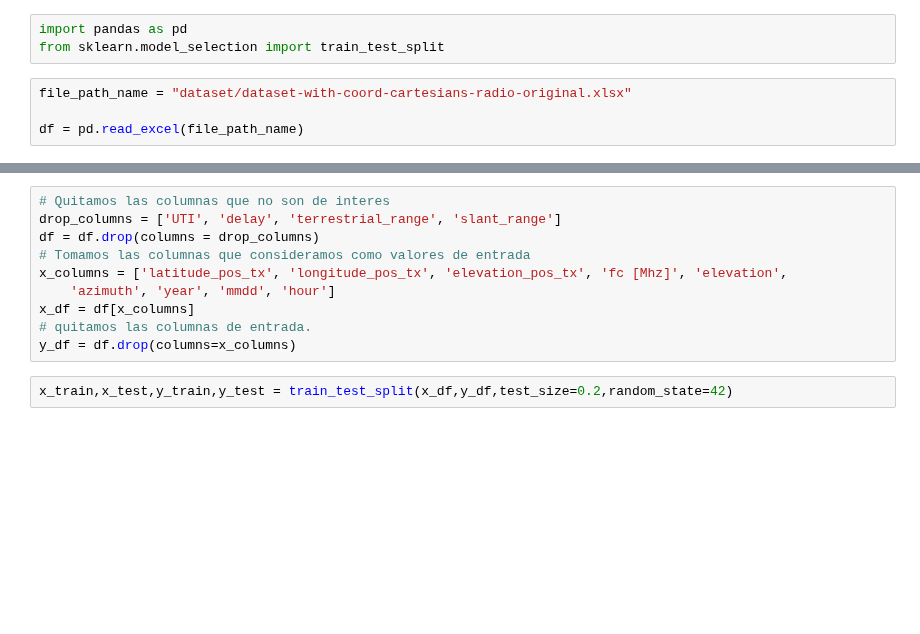
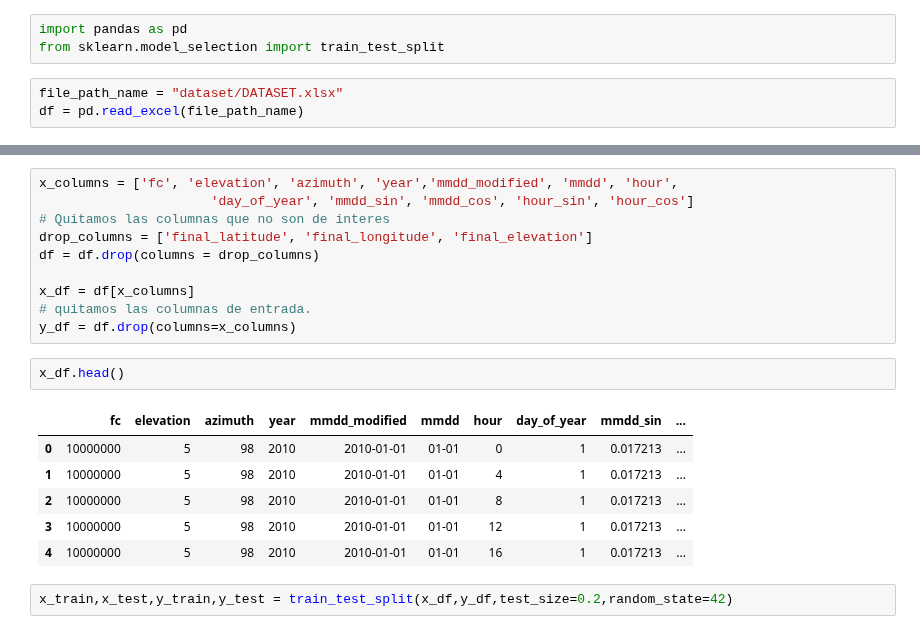
Before and after one commit to ValeFernando840/Ray-Tracing, a Jupyter notebook: 02-Guardar_Conjuntos.ipynb, the cells around one changed output, grey strips where cells are left out. Cells and saved outputs as stored; diff of their text form; blank space fills up the shorter version.

```diff
--- a/02-Guardar_Conjuntos.ipynb
+++ b/02-Guardar_Conjuntos.ipynb
@@ -4,6 +4,5 @@ Aquí simplemente obtenemos el conjunto de entrenamiento y test y lo guardamos e
 import pandas as pd
 from sklearn.model_selection import train_test_split
 # %%
-file_path_name = "dataset/dataset-with-coord-cartesians-radio-original.xlsx"
-
+file_path_name = "dataset/DATASET.xlsx"
 df = pd.read_excel(file_path_name)
@@ -21,13 +41,22 @@ Index: []
 # %%
+x_columns = ['fc', 'elevation', 'azimuth', 'year','mmdd_modified', 'mmdd', 'hour',
+                      'day_of_year', 'mmdd_sin', 'mmdd_cos', 'hour_sin', 'hour_cos']
 # Quitamos las columnas que no son de interes
-drop_columns = ['UTI', 'delay', 'terrestrial_range', 'slant_range']
+drop_columns = ['final_latitude', 'final_longitude', 'final_elevation']
 df = df.drop(columns = drop_columns)
-# Tomamos las columnas que consideramos como valores de entrada
-x_columns = ['latitude_pos_tx', 'longitude_pos_tx', 'elevation_pos_tx', 'fc [Mhz]', 'elevation',
-    'azimuth', 'year', 'mmdd', 'hour']
+
 x_df = df[x_columns]
 # quitamos las columnas de entrada.
 y_df = df.drop(columns=x_columns)
+# %%
+x_df.head()
+# %% [output]
+|  | fc | elevation | azimuth | year | mmdd_modified | mmdd | hour | day_of_year | mmdd_sin | ... |
+| 0 | 10000000 | 5 | 98 | 2010 | 2010-01-01 | 01-01 | 0 | 1 | 0.017213 | ... |
+| 1 | 10000000 | 5 | 98 | 2010 | 2010-01-01 | 01-01 | 4 | 1 | 0.017213 | ... |
+| 2 | 10000000 | 5 | 98 | 2010 | 2010-01-01 | 01-01 | 8 | 1 | 0.017213 | ... |
+| 3 | 10000000 | 5 | 98 | 2010 | 2010-01-01 | 01-01 | 12 | 1 | 0.017213 | ... |
+| 4 | 10000000 | 5 | 98 | 2010 | 2010-01-01 | 01-01 | 16 | 1 | 0.017213 | ... |
 # %%
 x_train,x_test,y_train,y_test = train_test_split(x_df,y_df,test_size=0.2,random_state=42)
 # %%
```
Also changed, not shown: parts of 2 cells of this notebook, 6 other files.
